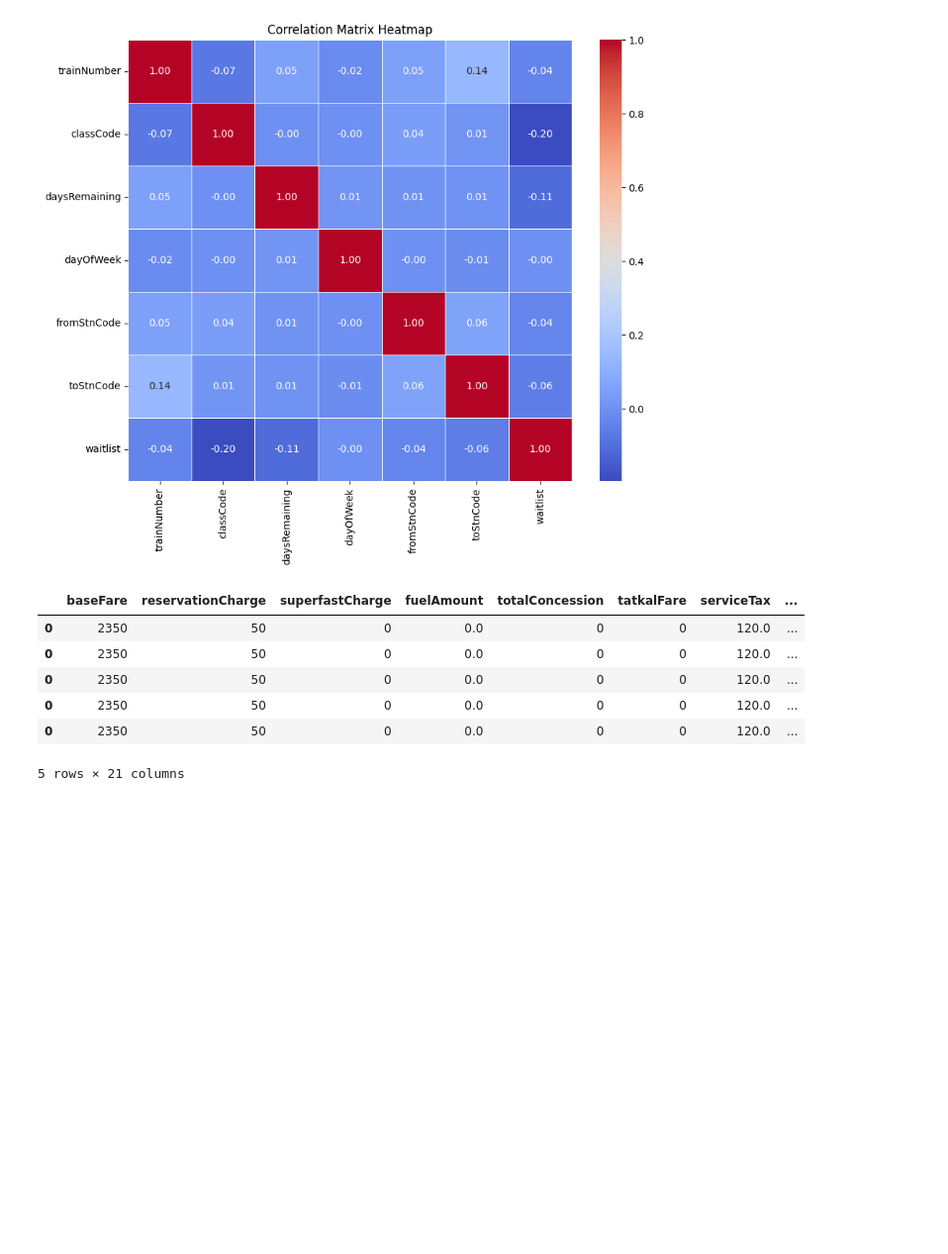
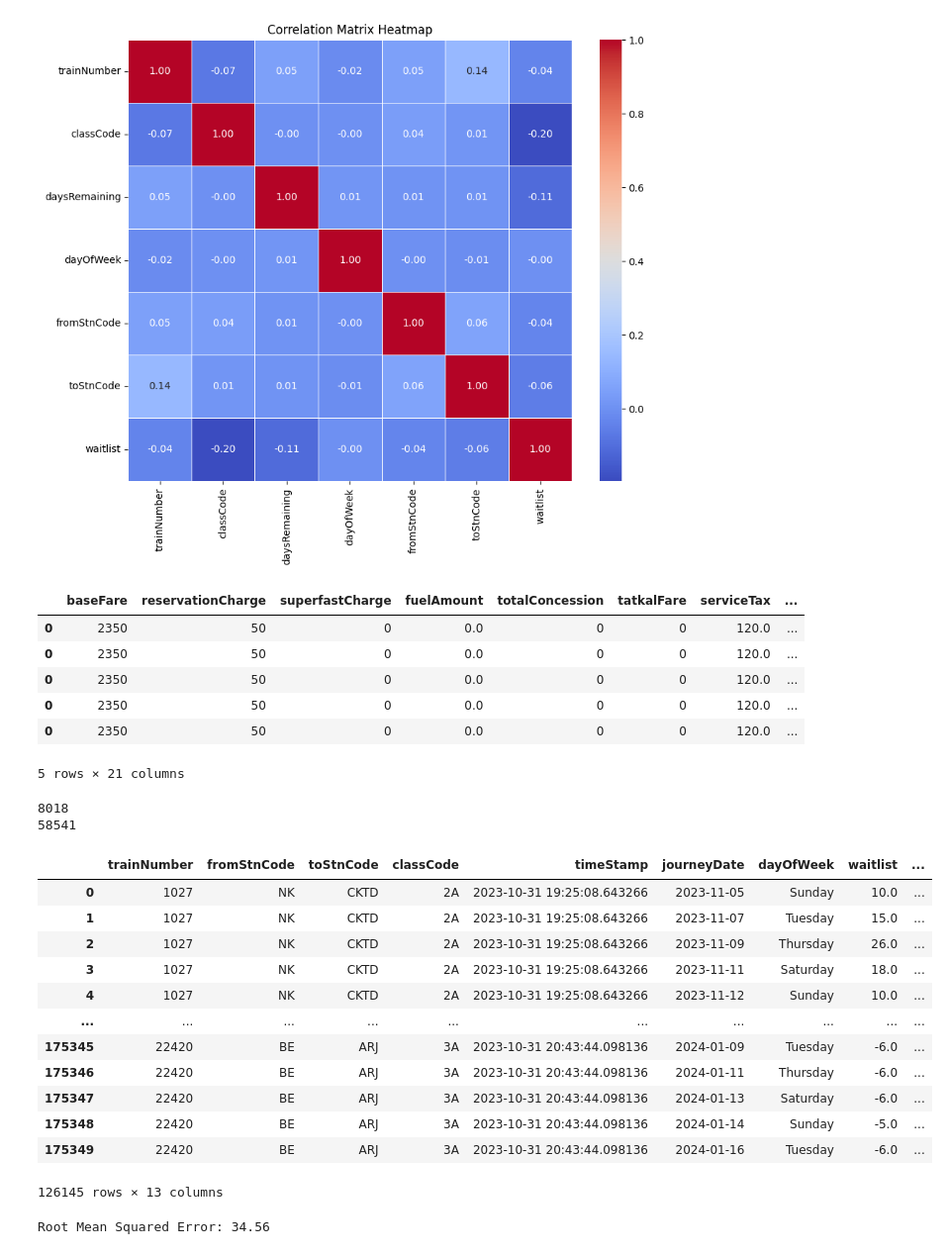
Before and after one commit to yashu1819/DPonTrain, a Jupyter notebook: TrainTripper/Processing/demand_analysis.ipynb, the cells around one changed output. Shown at 99% size. Cells and saved outputs as stored; diff of their text form; code cells hidden in the pictures; blank space fills up the shorter version.

```diff
--- a/TrainTripper/Processing/demand_analysis.ipynb
+++ b/TrainTripper/Processing/demand_analysis.ipynb
@@ -590,3 +587,27 @@ df_exploded.head()
 | 0 | 2350 | 50 | 0 | 0.0 | 0 | 0 | 120.0 | ... |
 | 0 | 2350 | 50 | 0 | 0.0 | 0 | 0 | 120.0 | ... |
 5 rows × 21 columns
+# %%
+df_exploded.drop(columns=['baseFare', 'reservationCharge','superfastCharge','fuelAmount', 'totalConcession','tatkalFare', 'serviceTax', 'otherCharge' , 'cateringCharge', 'dynamicFare', 'totalFare',  'availability' ], inplace=True)
+# %%
+df_exploded.reset_index(drop=True, inplace=True)
+print(df_exploded['waitlist'].isna().sum())
+print(df_exploded.isna().sum().sum())
+df_exploded.dropna(inplace=True)
+df_exploded
+# %% [output]
+8018
+58541
+|  | trainNumber | fromStnCode | toStnCode | classCode | timeStamp | journeyDate | dayOfWeek | waitlist | ... |
+| 0 | 1027 | NK | CKTD | 2A | 2023-10-31 19:25:08.643266 | 2023-11-05 | Sunday | 10.0 | ... |
+| 1 | 1027 | NK | CKTD | 2A | 2023-10-31 19:25:08.643266 | 2023-11-07 | Tuesday | 15.0 | ... |
+| 2 | 1027 | NK | CKTD | 2A | 2023-10-31 19:25:08.643266 | 2023-11-09 | Thursday | 26.0 | ... |
+| 3 | 1027 | NK | CKTD | 2A | 2023-10-31 19:25:08.643266 | 2023-11-11 | Saturday | 18.0 | ... |
+| 4 | 1027 | NK | CKTD | 2A | 2023-10-31 19:25:08.643266 | 2023-11-12 | Sunday | 10.0 | ... |
+| ... | ... | ... | ... | ... | ... | ... | ... | ... | ... |
+| 175345 | 22420 | BE | ARJ | 3A | 2023-10-31 20:43:44.098136 | 2024-01-09 | Tuesday | -6.0 | ... |
+| 175346 | 22420 | BE | ARJ | 3A | 2023-10-31 20:43:44.098136 | 2024-01-11 | Thursday | -6.0 | ... |
+| 175347 | 22420 | BE | ARJ | 3A | 2023-10-31 20:43:44.098136 | 2024-01-13 | Saturday | -6.0 | ... |
+| 175348 | 22420 | BE | ARJ | 3A | 2023-10-31 20:43:44.098136 | 2024-01-14 | Sunday | -5.0 | ... |
+| 175349 | 22420 | BE | ARJ | 3A | 2023-10-31 20:43:44.098136 | 2024-01-16 | Tuesday | -6.0 | ... |
+126145 rows × 13 columns
@@ -592,0 +645,14 @@ df_exploded.head()
+# %%
+from sklearn.ensemble import RandomForestRegressor
+from sklearn.metrics import mean_squared_error
+import numpy as np
+# Train a Random Forest Regressor
+model = RandomForestRegressor(n_estimators=100, random_state=42)
+model.fit(X_train, y_train)
+
+# Evaluate the model on the test set
+y_pred = model.predict(X_test)
+rmse = np.sqrt(mean_squared_error(y_test, y_pred))
+print(f"Root Mean Squared Error: {rmse:.2f}")
+# %% [output]
+Root Mean Squared Error: 34.56
```
Also changed, not shown: parts of 7 cells of this notebook, 1 other file.
